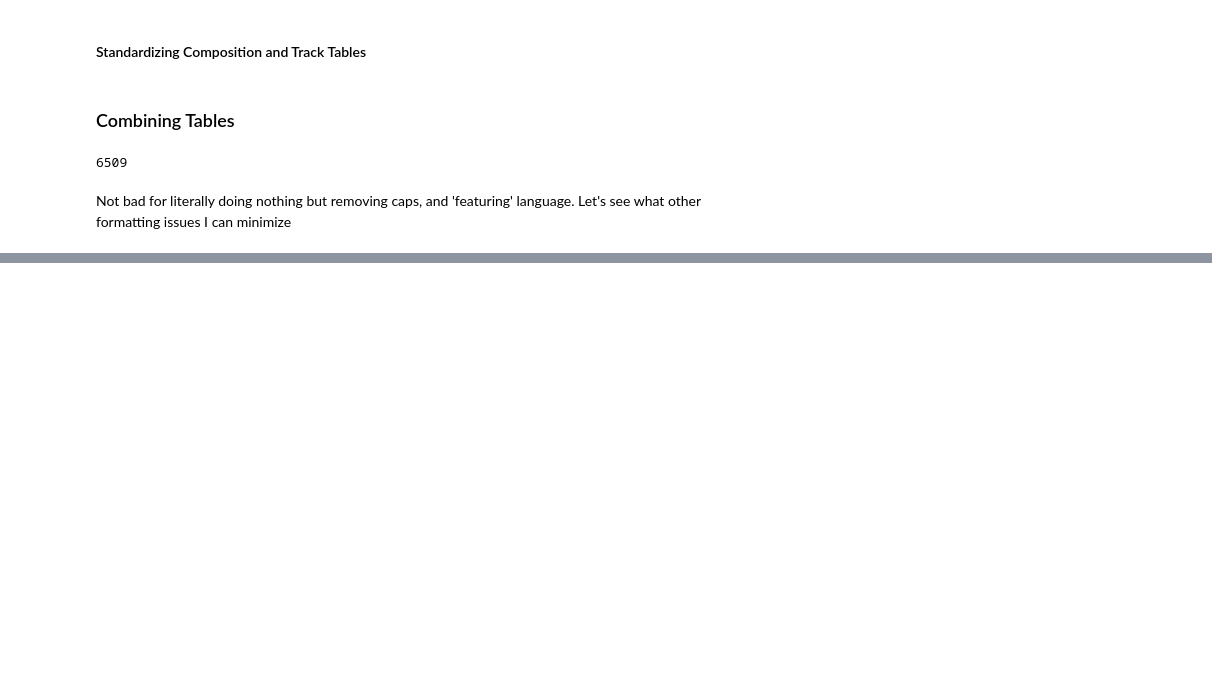
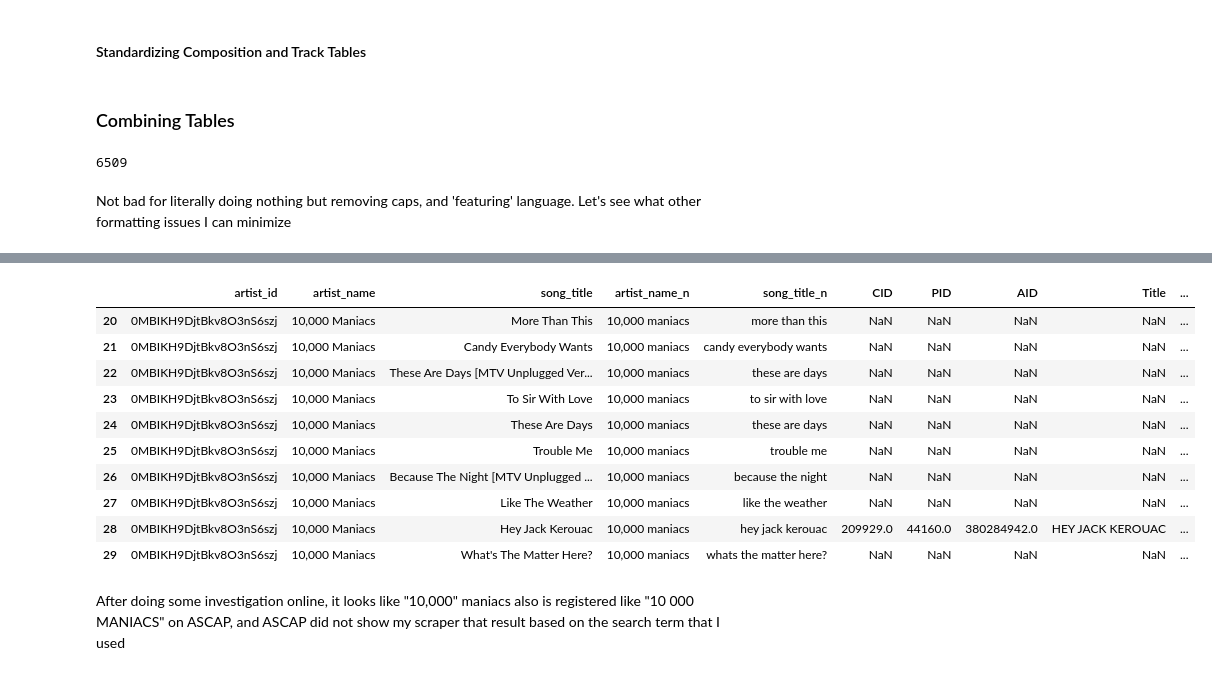
Before and after one commit to jonjohnsontc/songwriter-graph, a Jupyter notebook: notebooks/matching_songs.ipynb, the cells around one changed output, grey strips where cells are left out. Drawn from its saved outputs; the diff is of its cells as text; code cells hidden in the pictures; blank space fills up the shorter version.

```diff
--- a/notebooks/matching_songs.ipynb
+++ b/notebooks/matching_songs.ipynb
@@ -131,0 +459,16 @@ track_list[['artist_name_n', 'song_title_n']]
+# %%
+lol_test_2[lol_test_2['artist_name_n'] == '10,000 maniacs']
+# %% [output]
+|  | artist_id | artist_name | song_title | artist_name_n | song_title_n | CID | PID | AID | Title | ... |
+| 20 | 0MBIKH9DjtBkv8O3nS6szj | 10,000 Maniacs | More Than This | 10,000 maniacs | more than this | NaN | NaN | NaN | NaN | ... |
+| 21 | 0MBIKH9DjtBkv8O3nS6szj | 10,000 Maniacs | Candy Everybody Wants | 10,000 maniacs | candy everybody wants | NaN | NaN | NaN | NaN | ... |
+| 22 | 0MBIKH9DjtBkv8O3nS6szj | 10,000 Maniacs | These Are Days [MTV Unplugged Ver... | 10,000 maniacs | these are days | NaN | NaN | NaN | NaN | ... |
+| 23 | 0MBIKH9DjtBkv8O3nS6szj | 10,000 Maniacs | To Sir With Love | 10,000 maniacs | to sir with love | NaN | NaN | NaN | NaN | ... |
+| 24 | 0MBIKH9DjtBkv8O3nS6szj | 10,000 Maniacs | These Are Days | 10,000 maniacs | these are days | NaN | NaN | NaN | NaN | ... |
+| 25 | 0MBIKH9DjtBkv8O3nS6szj | 10,000 Maniacs | Trouble Me | 10,000 maniacs | trouble me | NaN | NaN | NaN | NaN | ... |
+| 26 | 0MBIKH9DjtBkv8O3nS6szj | 10,000 Maniacs | Because The Night [MTV Unplugged ... | 10,000 maniacs | because the night | NaN | NaN | NaN | NaN | ... |
+| 27 | 0MBIKH9DjtBkv8O3nS6szj | 10,000 Maniacs | Like The Weather | 10,000 maniacs | like the weather | NaN | NaN | NaN | NaN | ... |
+| 28 | 0MBIKH9DjtBkv8O3nS6szj | 10,000 Maniacs | Hey Jack Kerouac | 10,000 maniacs | hey jack kerouac | 209929.0 | 44160.0 | 380284942.0 | HEY JACK KEROUAC | ... |
+| 29 | 0MBIKH9DjtBkv8O3nS6szj | 10,000 Maniacs | What's The Matter Here? | 10,000 maniacs | whats the matter here? | NaN | NaN | NaN | NaN | ... |
+# %% [markdown]
+After doing some investigation online, it looks like "10,000" maniacs also is registered like "10 000 MANIACS" on ASCAP, and ASCAP did not show my scraper that result based on the search term that I used
```
Also changed, not shown: parts of 54 cells of this notebook.
